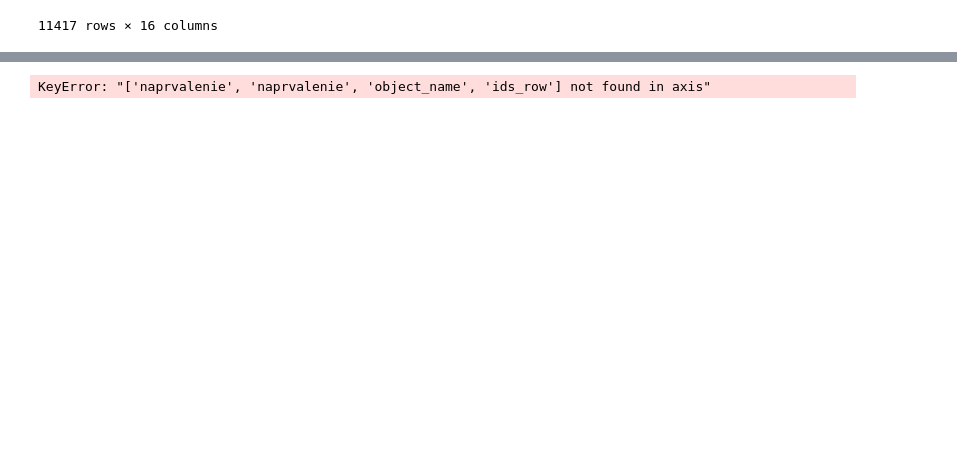
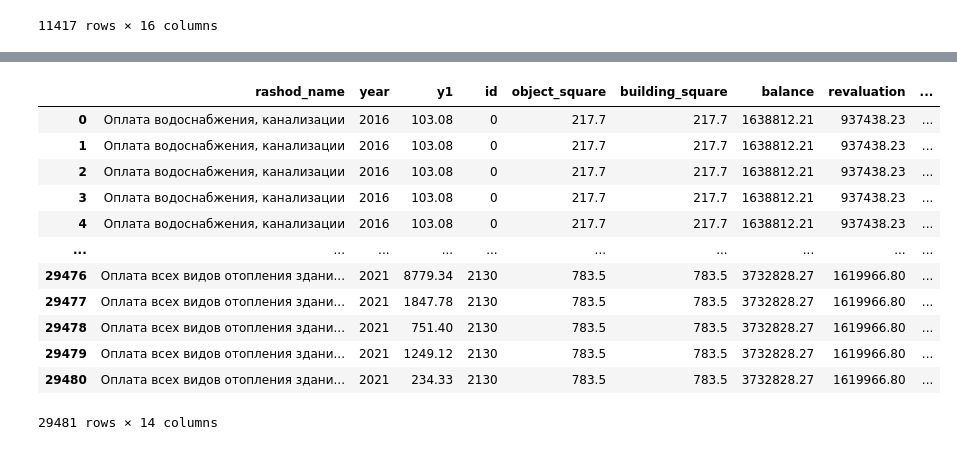
Before and after one commit to zayycev22/inflation, a Jupyter notebook: parse2.ipynb, the cells around one changed output, grey strips where cells are left out. Drawn from its saved outputs; the diff is of its cells as text; code cells hidden in the pictures; blank space fills up the shorter version.

```diff
--- a/parse2.ipynb
+++ b/parse2.ipynb
@@ -140,10 +53,0 @@ kr_ks_tp
-# %%
-expenses['zatr'] = 0.0
-# %%
-ids = expenses['id'].unique()
-for id in ids:
-    ss = kr_ks_tp.loc[kr_ks_tp['id'] == id, 'Column2'].sum()
-    print(ss, id)
-    expenses.loc[expenses['id'] == id, "zatr"] = ss
-        #print(expenses.loc[(expenses['id'] == id) & (expenses['year'] == year), "zatr"])
-expenses
@@ -181,11 +53,0 @@ expenses
-# %%
-new_ids = kr_ks_tp['id'].to_list()
-import random
-sums = []
-for id in new_ids:
-    ss = kr_ks_tp.loc[kr_ks_tp['id'] == id, 'Column2'].sum()
-    sums.append(ss)
-
-
-expenses.loc[expenses['zatr'] == 0.0, 'zatr'] = random.choices(sums, k=1376)
-expenses
@@ -207,2 +54,2 @@ expenses
 # %%
-expenses["period"] = 0
+expenses
@@ -267,7 +87,19 @@ expenses
 # %%
 
 # drop naprvalenie object_name ids_row
-expenses = expenses.drop(columns=["naprvalenie", "naprvalenie", "object_name", "ids_row"])
+expenses = expenses.drop(columns=["naprvalenie", "naprvalenie", "object_name", "ids_row", "building_year", "balance_date"])
 expenses
 # %% [output]
+|  | rashod_name | year | y1 | id | object_square | building_square | balance | revaluation | ... |
+| 0 | Оплата водоснабжения, канализации | 2016 | 103.08 | 0 | 217.7 | 217.7 | 1638812.21 | 937438.23 | ... |
+| 1 | Оплата водоснабжения, канализации | 2016 | 103.08 | 0 | 217.7 | 217.7 | 1638812.21 | 937438.23 | ... |
+| 2 | Оплата водоснабжения, канализации | 2016 | 103.08 | 0 | 217.7 | 217.7 | 1638812.21 | 937438.23 | ... |
+| 3 | Оплата водоснабжения, канализации | 2016 | 103.08 | 0 | 217.7 | 217.7 | 1638812.21 | 937438.23 | ... |
+| 4 | Оплата водоснабжения, канализации | 2016 | 103.08 | 0 | 217.7 | 217.7 | 1638812.21 | 937438.23 | ... |
+| ... | ... | ... | ... | ... | ... | ... | ... | ... | ... |
+| 29476 | Оплата всех видов отопления здани... | 2021 | 8779.34 | 2130 | 783.5 | 783.5 | 3732828.27 | 1619966.80 | ... |
+| 29477 | Оплата всех видов отопления здани... | 2021 | 1847.78 | 2130 | 783.5 | 783.5 | 3732828.27 | 1619966.80 | ... |
+| 29478 | Оплата всех видов отопления здани... | 2021 | 751.40 | 2130 | 783.5 | 783.5 | 3732828.27 | 1619966.80 | ... |
+| 29479 | Оплата всех видов отопления здани... | 2021 | 1249.12 | 2130 | 783.5 | 783.5 | 3732828.27 | 1619966.80 | ... |
+| 29480 | Оплата всех видов отопления здани... | 2021 | 234.33 | 2130 | 783.5 | 783.5 | 3732828.27 | 1619966.80 | ... |
-KeyError: "['naprvalenie', 'naprvalenie', 'object_name', 'ids_row'] not found in axis"
+29481 rows × 14 columns
```
Also changed, not shown: parts of 17 cells of this notebook, 1 other file.
